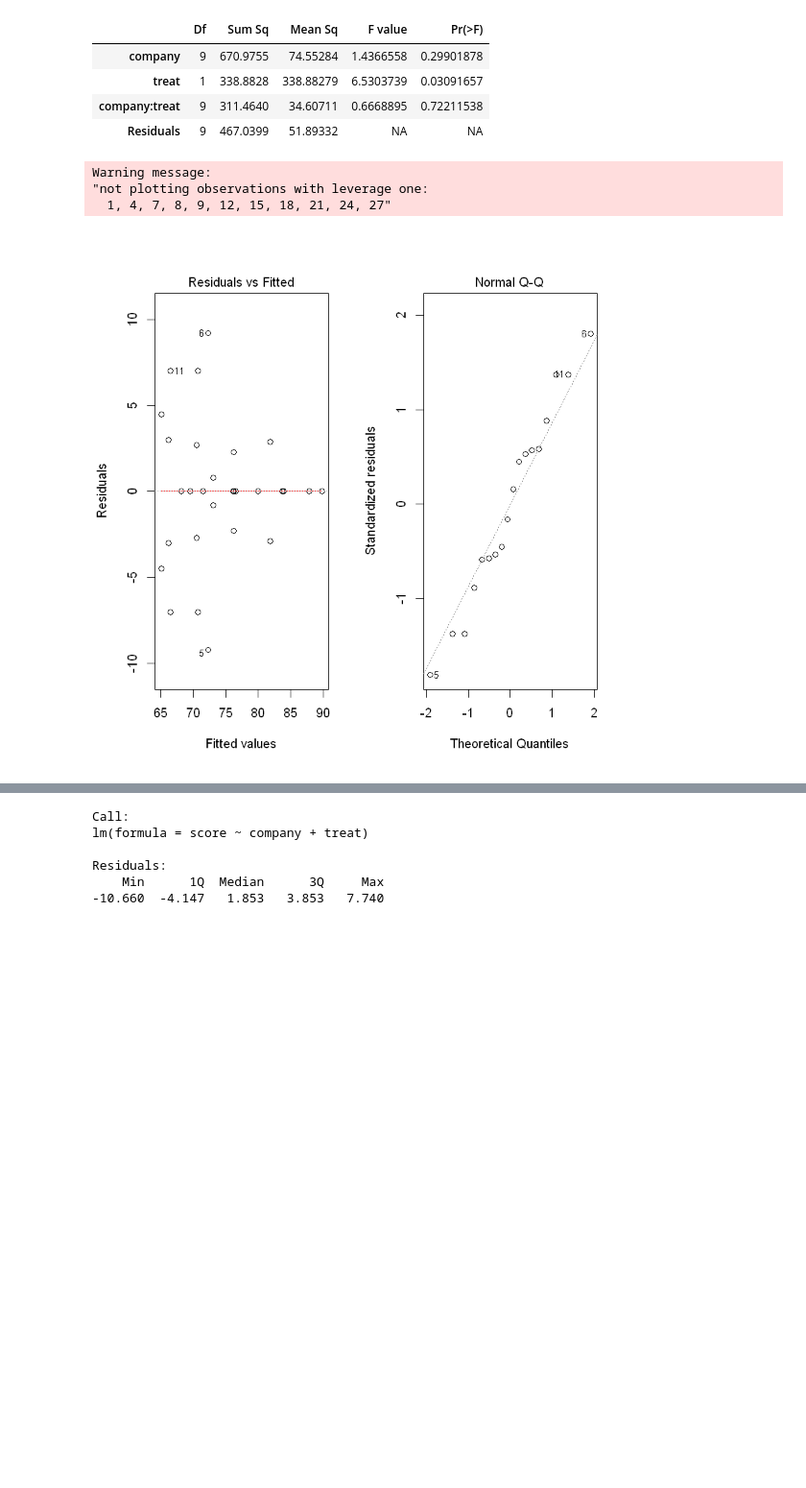
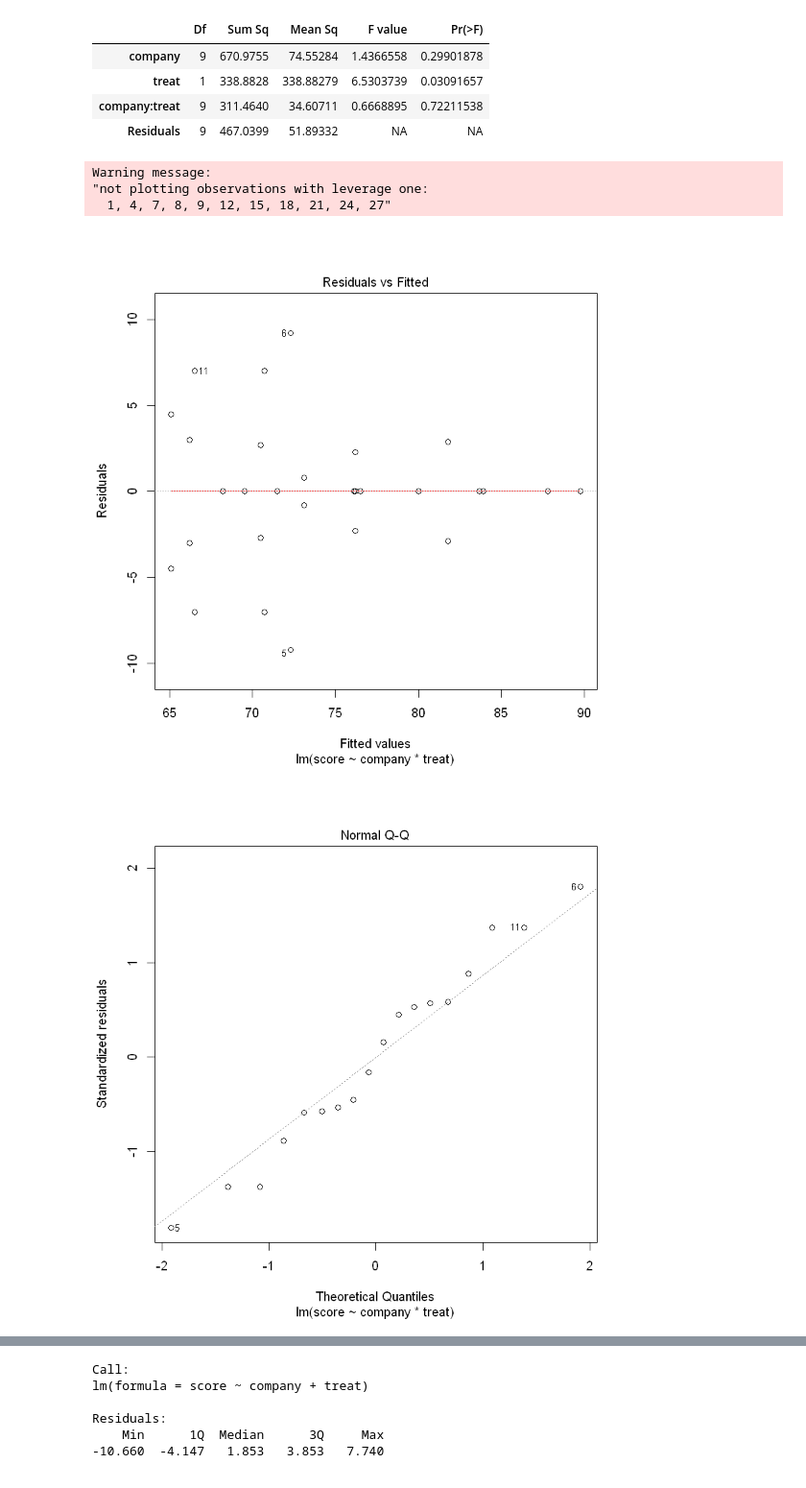
Before and after one commit to lihd1003/19W-Course-Material, a Jupyter notebook: STA303/Two Way ANOVA.ipynb, the cells around one changed output, grey strips where cells are left out. Shown at 96% size. Saved outputs shown, nothing was run; the diff lists cells and outputs as text; code cells hidden in the pictures; blank space fills up the shorter version.

```diff
--- a/STA303/Two Way ANOVA.ipynb
+++ b/STA303/Two Way ANOVA.ipynb
@@ -91,10 +93,10 @@ anova(model_i)
 | company:treat | 9 | 311.4640 | 34.60711 | 0.6668895 | 0.72211538 |
 | Residuals | 9 | 467.0399 | 51.89332 | NA | NA |
 # %%
-par(mfrow=c(1,2))
 plot(model_i, which=1:2)
 # %% [output]
 Warning message:
 "not plotting observations with leverage one:
   1, 4, 7, 8, 9, 12, 15, 18, 21, 24, 27"
-[figure, old version]
+[figure, new version]
+[figure, added]
```
Also changed, not shown: parts of 7 cells of this notebook.
